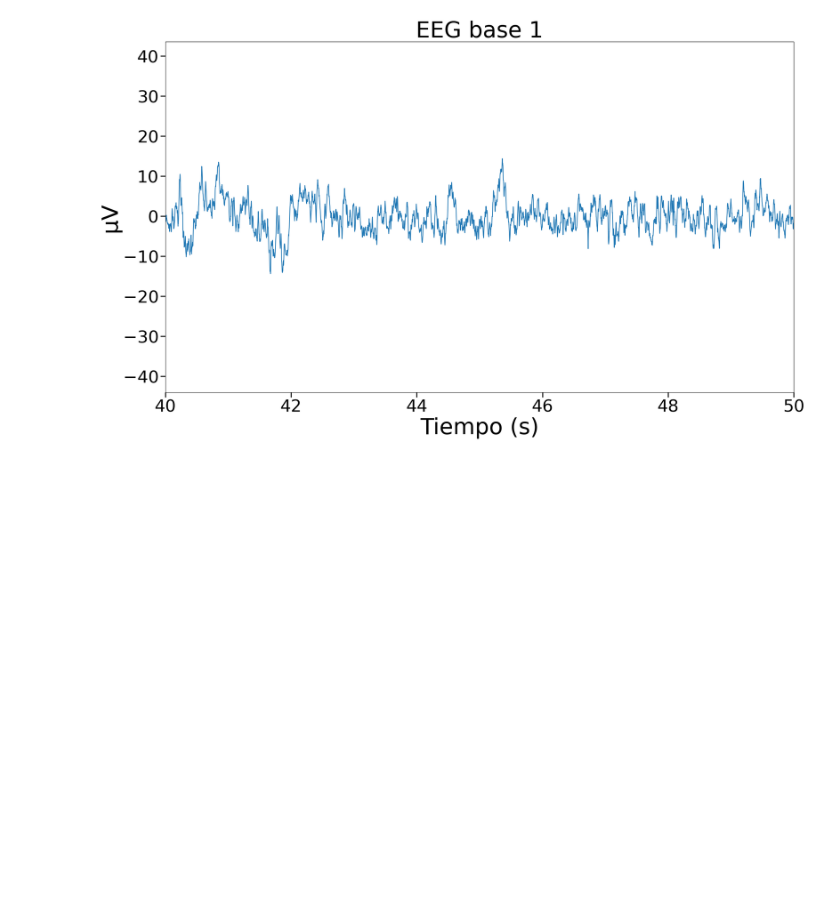
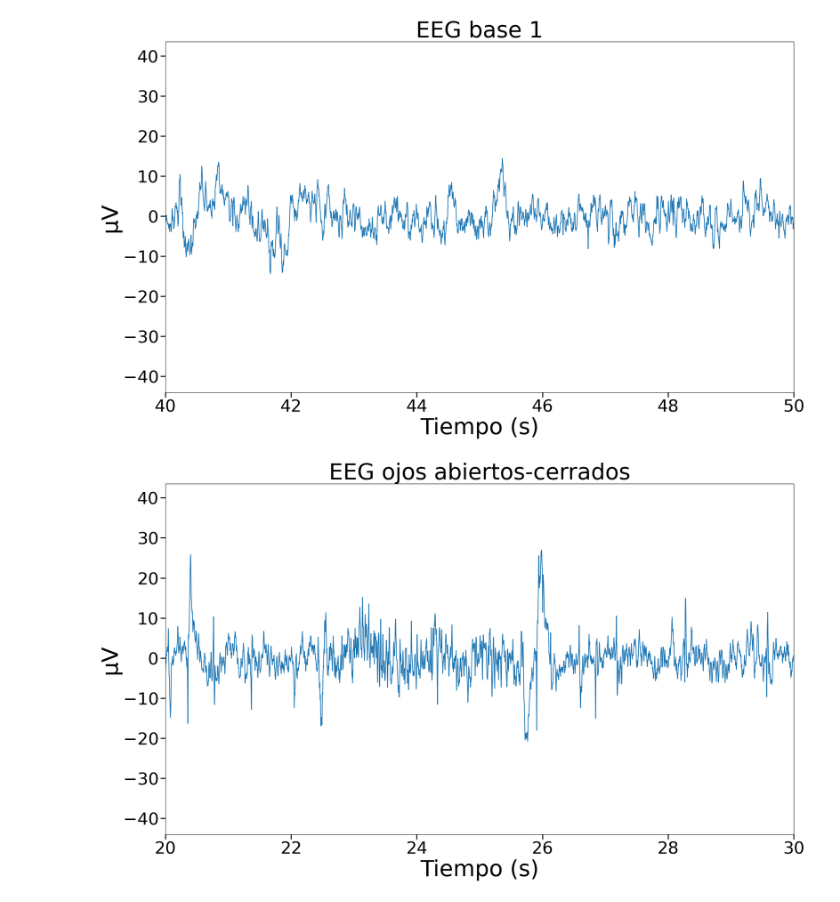
Before and after one commit to diego-taquiri/ECGMortalityPredictor, a Jupyter notebook: Documentación/Laboratorio 5/plot_bitalino_eeg.ipynb, the cells around one changed output. Drawn from its saved outputs; the diff is of its cells as text; code cells hidden in the pictures; blank space fills up the shorter version.

```diff
--- a/Documentación/Laboratorio 5/plot_bitalino_eeg.ipynb
+++ b/Documentación/Laboratorio 5/plot_bitalino_eeg.ipynb
@@ -22,3 +22,24 @@ plt.tight_layout()
 plt.savefig("plots/eeg-base1.png")
 # %% [output]
 [figure]
+# %%
+#Abre cierra
+data = np.loadtxt("Raw data/Bitalino/abrecierra/opensignals_98D341FD4F50_2024-04-26_12-22-23.txt",skiprows=3)
+data_mV = data[:,5]/1024 *80 - 80 /2 #De acuerdo a la cuantización de ±40µV a 1024 bits del manual de Bitalino
+time = np.arange(len(data_mV))/1000
+
+plt.figure(figsize=(20,12))
+
+plt.plot(time,data_mV)
+
+#plt.ylim(-1.5, 1.5)
+plt.xlim(20, 30)
+plt.tick_params(axis='both', which='major', labelsize=34, width=2, length=10)
+plt.xlabel('Tiempo (s)', fontsize=45)
+plt.ylabel('µV', fontsize=45)
+plt.title('EEG ojos abiertos-cerrados', fontsize=45)
+plt.tight_layout()
+
+plt.savefig("plots/eeg-abrecierra.png")
+# %% [output]
+[figure, added]
```
Also changed, not shown: parts of 7 cells of this notebook, 4 other files.
